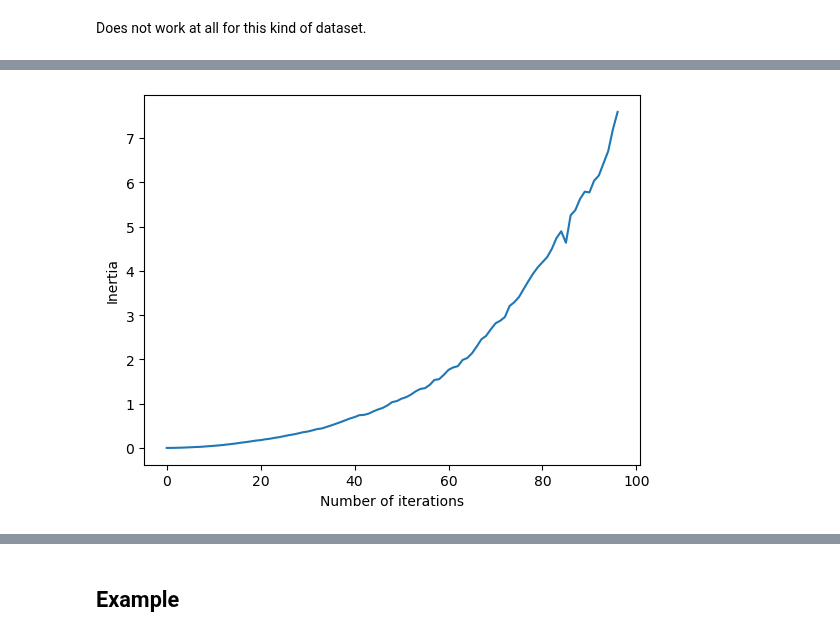
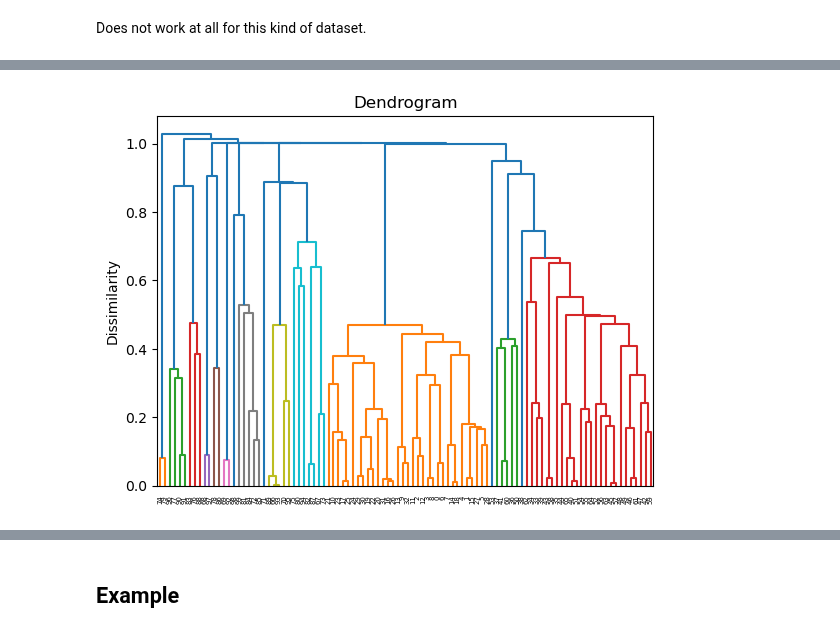
Before and after one commit to roomate/ML_from_scratch, a Jupyter notebook: clustering.ipynb, the cells around one changed output, grey strips where cells are left out. Drawn from its saved outputs; the diff is of its cells as text; code cells hidden in the pictures.

```diff
--- a/clustering.ipynb
+++ b/clustering.ipynb
@@ -46,13 +61,15 @@ class Cluster:
     cluster_id: int
     diss_creation: float = 0
 
-    def fuse(self, B):
+    @staticmethod
+    def merge(A, B, id: int):
         """
         Merge two clusters into one.
+        id (int): It is the ID of the newly formed cluster.
         """
-        for b in B.particles:
-            self.particles = np.append(self.particles, [b], axis = 0)
-            self.nb_particle += 1
+        N = len(A.particles) + len(B.particles)
+        C = Cluster(np.concatenate((A.particles, B.particles), axis=0), N, id)
+        return C
 
     def update_center(self):
         """
@@ -65,5 +82,20 @@ class Cluster:
         Compute efficiently the variance of a cluster
         """
         return np.sum(np.mean((self.particles - np.mean(self.particles, axis = 0))**2, axis = 0))
+
+    def __len__(self):
+        """
+        Return the number of particles in the cluster.
+        """
+        return len(self.particles)
+
+    @staticmethod
+    def remove(Clusters_Id: np.ndarray[int], idx_to_rm: tuple[int]):
+        Id = []
+        for i, id in enumerate(Clusters_Id):
+            if id in idx_to_rm:
+                Id.append(i)
+        Clusters_Id = np.delete(Clusters_Id, Id)
+        return Clusters_Id
 # %%
 #Compute the shortest distance between the particles of clusters x and y
@@ -182,0 +357,5 @@ The inertia criteria is not relevant here because the number of cluster increase
+# %%
+HC = Hierarchical_Clustering(dissimilarity=dissim_min)
+
+HC.fit(train_set['x'])
+HC.plot_clusters()
@@ -183,4 +364,4 @@ The inertia criteria is not relevant here because the number of cluster increase
 # %%
-HC.plot_history()
+HC.dendrogram()
 # %% [output]
-[figure, old version]
+[figure, new version]
```
Also changed, not shown: parts of 32 cells of this notebook.
